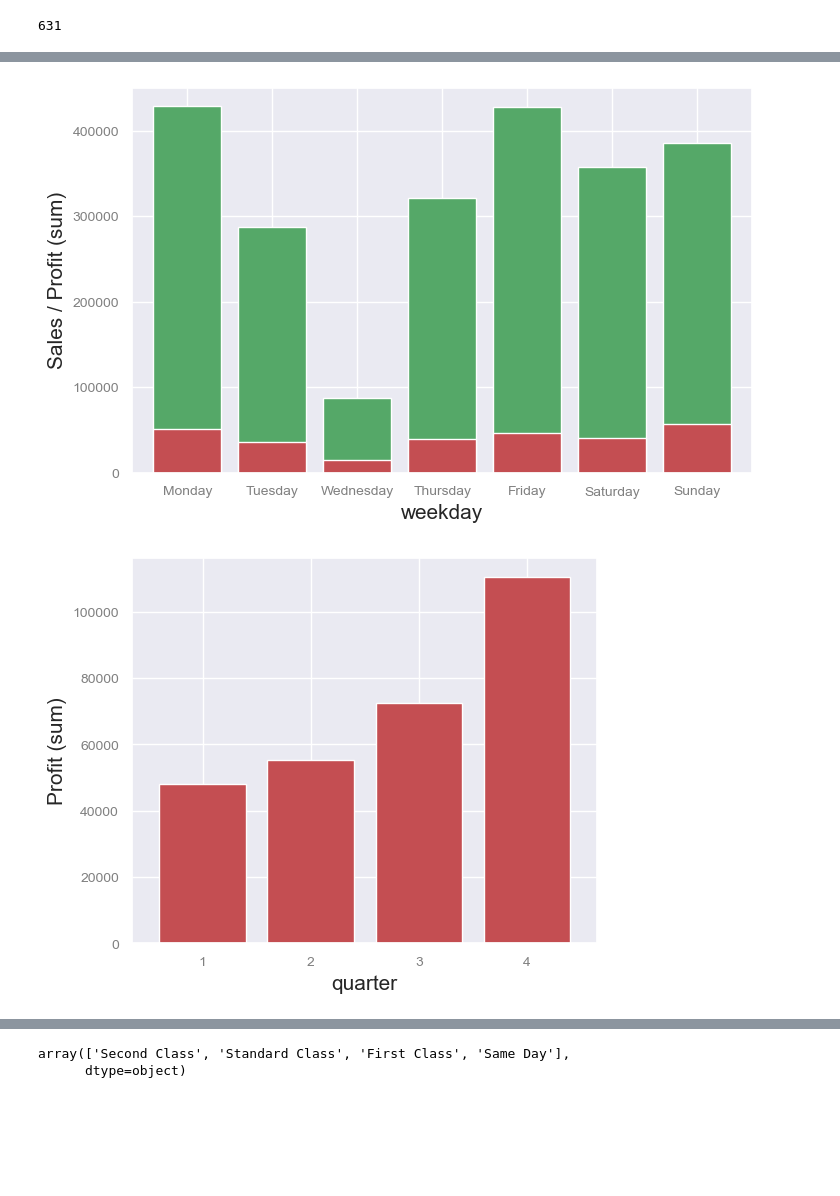
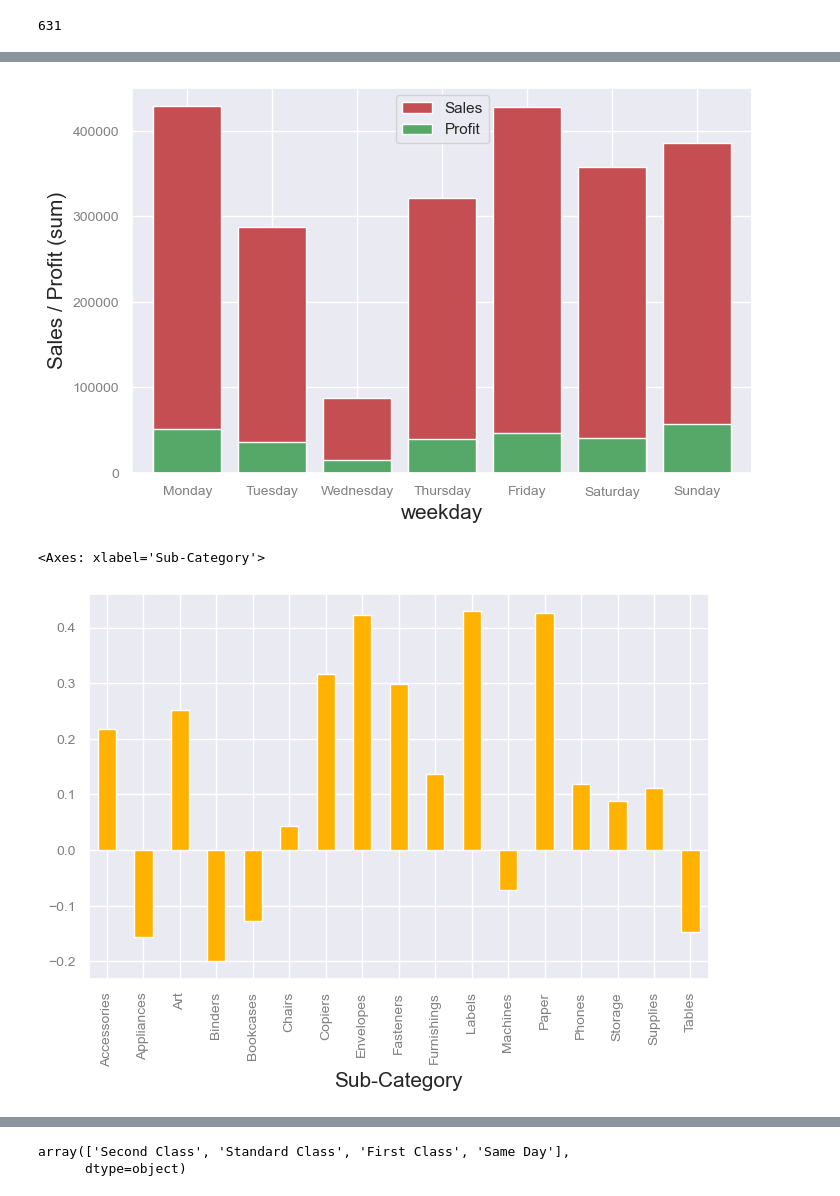
Before and after one commit to mks-0/code-academy, a Jupyter notebook: E-Commerce/e-com-eda.ipynb, the cells around one changed output, grey strips where cells are left out. Drawn from its saved outputs; the diff is of its cells as text; code cells hidden in the pictures; blank space fills up the shorter version.

```diff
--- a/E-Commerce/e-com-eda.ipynb
+++ b/E-Commerce/e-com-eda.ipynb
@@ -102,6 +102,8 @@ sns.set(rc={
     "figure.dpi":100,
     'savefig.dpi':200,
     })
+# %%
+color = ['r', 'g', 'b', '#ffb300']
 # %%
 df['weekday'] = df['Order Date'].dt.strftime('%A')
 df['year'] = df['Order Date'].dt.year
@@ -159,20 +183,21 @@ plt.show()
 fig, ax = plt.subplots(figsize=(8, 5))
 
 days = df.groupby(df['weekday'])
-days['Sales'].sum().plot(kind='bar', width=0.8, color='g', x=weekdays)
-days['Profit'].sum().plot(kind='bar', width=0.8, color='r', x=weekdays)
+days['Sales'].sum().plot(kind='bar', width=0.8, color=color[0], x=weekdays)
+days['Profit'].sum().plot(kind='bar', width=0.8, color=color[1], x=weekdays)
 ax.set_ylabel('Sales / Profit (sum)')
 plt.xticks(rotation=0)
+plt.legend(loc='upper center')
 plt.show()
 # %% [output]
-[figure, old version]
+[figure, new version]
+# %%
+df['Net Profit Margin'] = df['Profit']/df['Sales']
 # %%
-fig, ax = plt.subplots(figsize=(6, 5))
 
-quarters = df.groupby(df['quarter'])
-quarters['Profit'].sum().plot(kind='bar', width=0.8, color='r')
-ax.set_ylabel('Profit (sum)')
-plt.xticks(rotation=0)
-plt.show()
+fig, ax = plt.subplots(figsize=(8, 5))
+
+df.groupby(df['Sub-Category'])['Net Profit Margin'].mean().plot(kind='bar', color=color[3])
 # %% [output]
+<Axes: xlabel='Sub-Category'>
-[figure, old version]
+[figure, new version]
```
Also changed, not shown: parts of 36 cells of this notebook, 6 other files.
